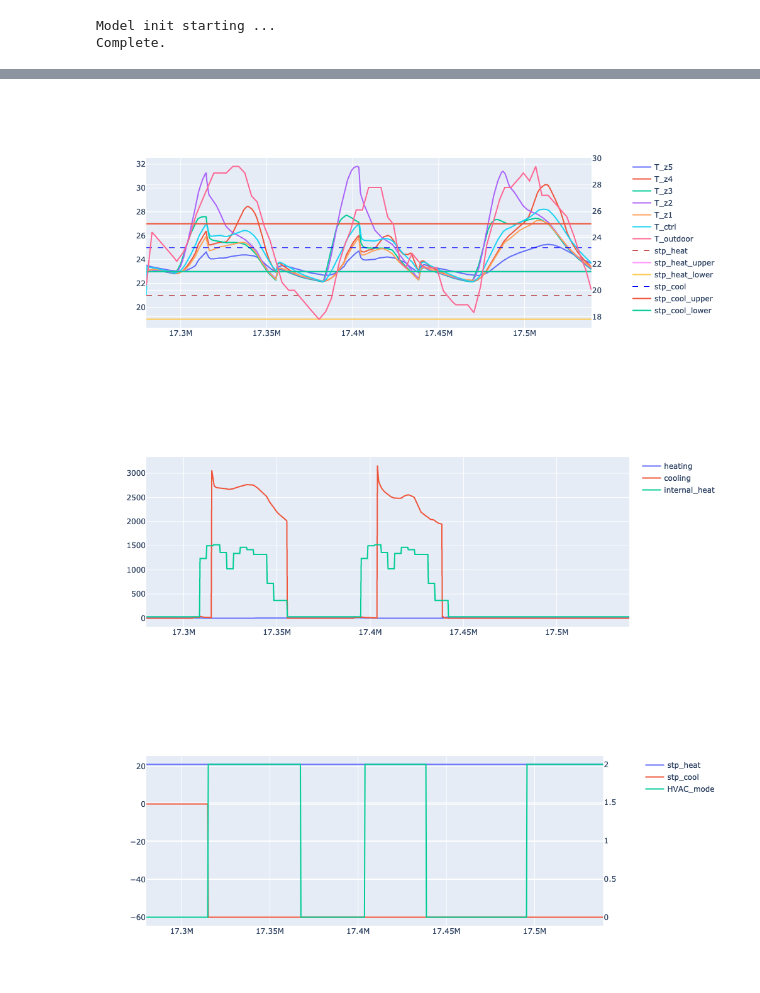
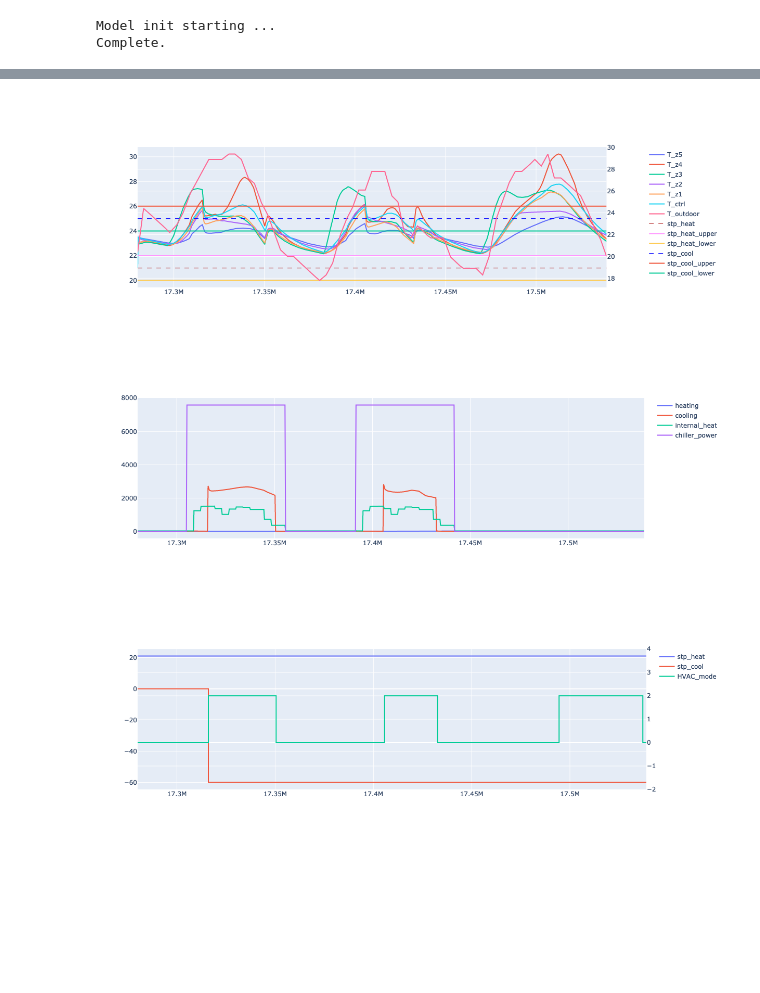
Before and after one commit to ecobee/building-controls-simulator, a Jupyter notebook: notebooks/test_model_sim.ipynb, the cells around one changed output, grey strips where cells are left out. Saved outputs shown, nothing was run; the diff lists cells and outputs as text; code cells hidden in the pictures; blank space fills up the shorter version.

Commit message:
adding power to outputs

```diff
--- a/notebooks/test_model_sim.ipynb
+++ b/notebooks/test_model_sim.ipynb
@@ -24,7 +27,7 @@ s = Simulation(
             init_temperature=21.),
         weather_name="USA_IL_Chicago-OHare.Intl.AP.725300_TMY3.epw"
     ),
-    controller=Deadband(deadband=2., stp_heat=21., stp_cool=25.),
+    controller=Deadband(deadband=1., stp_heat=21., stp_cool=25.),
     step_size_minutes=5,
     start_time_days = 200,
     final_time_days = 203,
@@ -90,37 +77,47 @@ fig.add_trace(go.Scatter(x=df.time_seconds, y=df["t_ctrl"], mode='lines',name='T
 
 fig.add_trace(go.Scatter(
     x=df.time_seconds, y=df["FMU_Environment_Site_Outdoor_Air_Drybulb_Temperature"], mode='lines',name='T_outdoor')
               , row=1, col=1, secondary_y=True)
 
 fig.add_trace(go.Scatter(x=df.time_seconds, y=df["stp_heat"],
                          mode='lines',
                          line=dict(color='firebrick', width=1,dash='dash'),
                          name='stp_heat'), row=1, col=1, secondary_y=False)
 fig.add_trace(go.Scatter(x=df.time_seconds, y=df["stp_heat"] + df["deadband"], mode='lines',name='stp_heat_upper'), row=1, col=1, secondary_y=False)
 fig.add_trace(go.Scatter(x=df.time_seconds, y=df["stp_heat"] - df["deadband"], mode='lines',name='stp_heat_lower'), row=1, col=1, secondary_y=False)
 
 fig.add_trace(go.Scatter(x=df.time_seconds, y=df["stp_cool"],
                          mode='lines',
                          line=dict(color='blue', width=1,dash='dash'),
                          name='stp_cool'), row=1, col=1, secondary_y=False)
 fig.add_trace(go.Scatter(x=df.time_seconds, y=df["stp_cool"] + df["deadband"], mode='lines',name='stp_cool_upper'), row=1, col=1, secondary_y=False)
 fig.add_trace(go.Scatter(x=df.time_seconds, y=df["stp_cool"] - df["deadband"], mode='lines',name='stp_cool_lower'), row=1, col=1, secondary_y=False)
 
 fig.show()
 
 fig = plotly.subplots.make_subplots(rows=1, cols=1)
 fig.add_trace(go.Scatter(x=df.time_seconds, y=df["total_heating"], mode='lines',name='heating'), row=1, col=1)
 fig.add_trace(go.Scatter(x=df.time_seconds, y=df["total_cooling"], mode='lines',name='cooling'), row=1, col=1)
 fig.add_trace(go.Scatter(x=df.time_seconds, y=df["total_internal_heat"], mode='lines',name='internal_heat'), row=1, col=1)
+fig.add_trace(go.Scatter(x=df.time_seconds, y=df["FMU_Main_Chiller_Chiller_Electric_Power"], mode='lines',name='chiller_power'), row=1, col=1)
+
 
 fig.show()
-fig = plotly.subplots.make_subplots(rows=1, cols=1, specs=[[{"secondary_y": True}]])
-fig.add_trace(go.Scatter(x=df.time_seconds, y=df["FMU_SPACE1_1_Zone_Thermostat_Heating_Setpoint_Temperature"], mode='lines',name='stp_heat'), row=1, col=1, secondary_y=False)
-fig.add_trace(go.Scatter(x=df.time_seconds, y=df["FMU_SPACE1_1_Zone_Thermostat_Cooling_Setpoint_Temperature"], mode='lines',name='stp_cool'), row=1, col=1, secondary_y=False)
-fig.add_trace(go.Scatter(x=df.time_seconds, y=df["HVAC_mode"], mode='lines',name='HVAC_mode'), row=1, col=1, secondary_y=True)
+layout = go.Layout(yaxis2=dict(
+    range=[-2, 4],
+    overlaying='y',
+    side='right'
+))
+traces = []
+traces.append(go.Scatter(x=df.time_seconds, y=df["FMU_SPACE1_1_Zone_Thermostat_Heating_Setpoint_Temperature"], mode='lines', line_shape='hv', name='stp_heat'))
+traces.append(go.Scatter(x=df.time_seconds, y=df["FMU_SPACE1_1_Zone_Thermostat_Cooling_Setpoint_Temperature"], mode='lines', line_shape='hv', name='stp_cool'))
+traces.append(go.Scatter(x=df.time_seconds, y=df["HVAC_mode"], mode='lines', line_shape='hv', name='HVAC_mode', yaxis="y2"))
+
+fig = go.Figure(data=traces, layout=layout)
+# fig.add_trace(data, row=1, col=1, secondary_y=True, layout=layout)
 fig.show()
 # fig.update_layout(height=800, width=1000, title_text="Simulation results")
 # %% [output]
-[figure, old version]
+[figure, new version]
-[figure, old version]
+[figure, new version]
-[figure, old version]
+[figure, new version]
```
Also changed, not shown: parts of 11 cells of this notebook, 4 other files.
